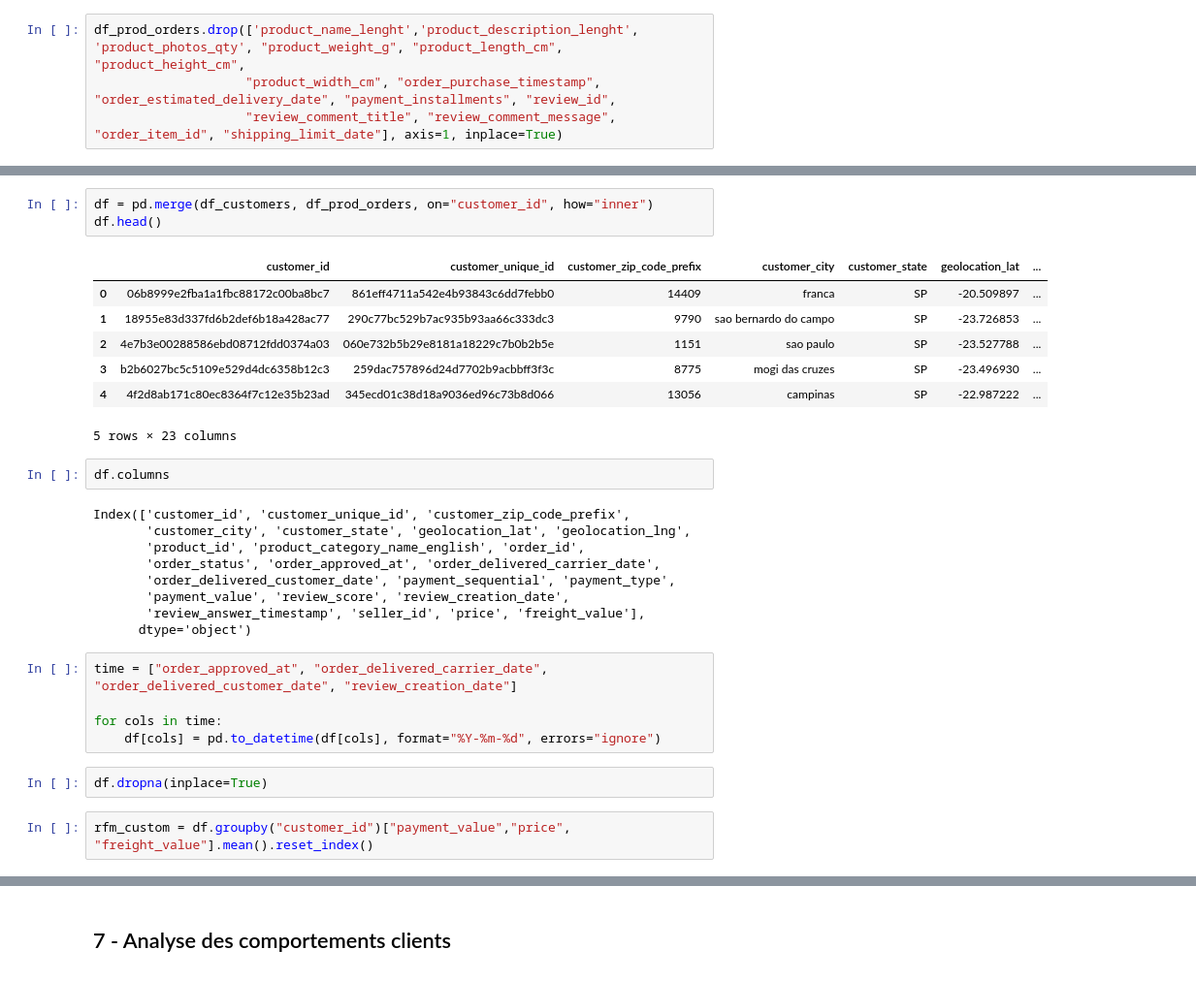
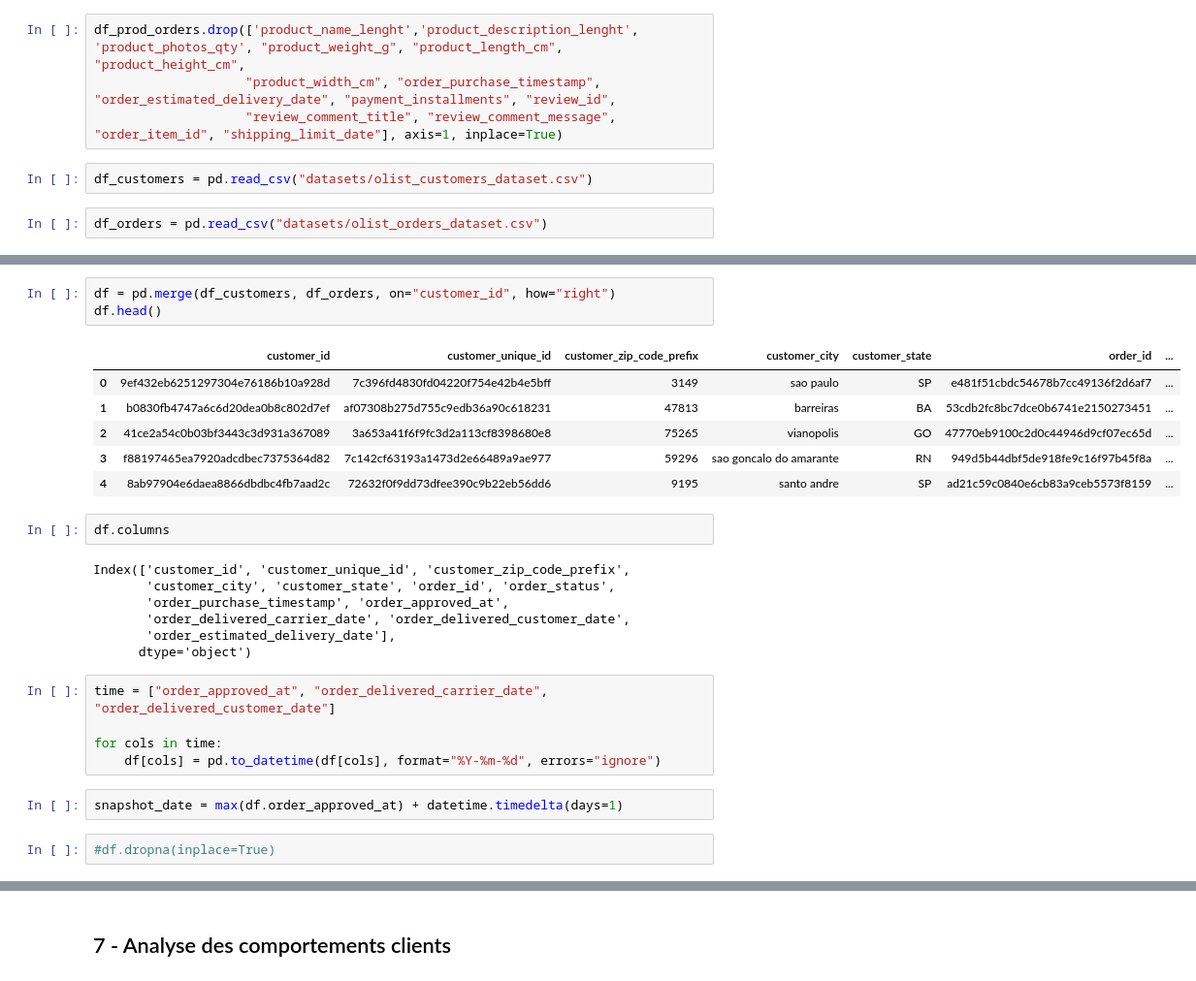
Before and after one commit to Sylvariane/segmentez_les_clients, a Jupyter notebook: POlist_01_notebookanalyse.ipynb, the cells around one changed output, grey strips where cells are left out. Shown at 97% size. Saved outputs shown, nothing was run; the diff lists cells and outputs as text.

```diff
--- a/POlist_01_notebookanalyse.ipynb
+++ b/POlist_01_notebookanalyse.ipynb
@@ -580,3 +581,7 @@ plt.show()
 df_prod_orders.drop(['product_name_lenght','product_description_lenght', 'product_photos_qty', "product_weight_g", "product_length_cm", "product_height_cm",
                     "product_width_cm", "order_purchase_timestamp", "order_estimated_delivery_date", "payment_installments", "review_id",
                     "review_comment_title", "review_comment_message", "order_item_id", "shipping_limit_date"], axis=1, inplace=True)
+# %%
+df_customers = pd.read_csv("datasets/olist_customers_dataset.csv")
+# %%
+df_orders = pd.read_csv("datasets/olist_orders_dataset.csv")
@@ -583,31 +597,28 @@ df_prod_orders.drop(['product_name_lenght','product_description_lenght', 'produc
 # %%
-df = pd.merge(df_customers, df_prod_orders, on="customer_id", how="inner")
+df = pd.merge(df_customers, df_orders, on="customer_id", how="right")
 df.head()
 # %% [output]
-|  | customer_id | customer_unique_id | customer_zip_code_prefix | customer_city | customer_state | geolocation_lat | ... |
-| 0 | 06b8999e2fba1a1fbc88172c00ba8bc7 | 861eff4711a542e4b93843c6dd7febb0 | 14409 | franca | SP | -20.509897 | ... |
-| 1 | 18955e83d337fd6b2def6b18a428ac77 | 290c77bc529b7ac935b93aa66c333dc3 | 9790 | sao bernardo do campo | SP | -23.726853 | ... |
-| 2 | 4e7b3e00288586ebd08712fdd0374a03 | 060e732b5b29e8181a18229c7b0b2b5e | 1151 | sao paulo | SP | -23.527788 | ... |
-| 3 | b2b6027bc5c5109e529d4dc6358b12c3 | 259dac757896d24d7702b9acbbff3f3c | 8775 | mogi das cruzes | SP | -23.496930 | ... |
-| 4 | 4f2d8ab171c80ec8364f7c12e35b23ad | 345ecd01c38d18a9036ed96c73b8d066 | 13056 | campinas | SP | -22.987222 | ... |
+|  | customer_id | customer_unique_id | customer_zip_code_prefix | customer_city | customer_state | order_id | ... |
+| 0 | 9ef432eb6251297304e76186b10a928d | 7c396fd4830fd04220f754e42b4e5bff | 3149 | sao paulo | SP | e481f51cbdc54678b7cc49136f2d6af7 | ... |
+| 1 | b0830fb4747a6c6d20dea0b8c802d7ef | af07308b275d755c9edb36a90c618231 | 47813 | barreiras | BA | 53cdb2fc8bc7dce0b6741e2150273451 | ... |
+| 2 | 41ce2a54c0b03bf3443c3d931a367089 | 3a653a41f6f9fc3d2a113cf8398680e8 | 75265 | vianopolis | GO | 47770eb9100c2d0c44946d9cf07ec65d | ... |
+| 3 | f88197465ea7920adcdbec7375364d82 | 7c142cf63193a1473d2e66489a9ae977 | 59296 | sao goncalo do amarante | RN | 949d5b44dbf5de918fe9c16f97b45f8a | ... |
+| 4 | 8ab97904e6daea8866dbdbc4fb7aad2c | 72632f0f9dd73dfee390c9b22eb56dd6 | 9195 | santo andre | SP | ad21c59c0840e6cb83a9ceb5573f8159 | ... |
-5 rows × 23 columns
 # %%
 df.columns
 # %% [output]
 Index(['customer_id', 'customer_unique_id', 'customer_zip_code_prefix',
-       'customer_city', 'customer_state', 'geolocation_lat', 'geolocation_lng',
-       'product_id', 'product_category_name_english', 'order_id',
-       'order_status', 'order_approved_at', 'order_delivered_carrier_date',
-       'order_delivered_customer_date', 'payment_sequential', 'payment_type',
-       'payment_value', 'review_score', 'review_creation_date',
-       'review_answer_timestamp', 'seller_id', 'price', 'freight_value'],
+       'customer_city', 'customer_state', 'order_id', 'order_status',
+       'order_purchase_timestamp', 'order_approved_at',
+       'order_delivered_carrier_date', 'order_delivered_customer_date',
+       'order_estimated_delivery_date'],
       dtype='object')
 # %%
-time = ["order_approved_at", "order_delivered_carrier_date", "order_delivered_customer_date", "review_creation_date"]
+time = ["order_approved_at", "order_delivered_carrier_date", "order_delivered_customer_date"]
 
 for cols in time:
     df[cols] = pd.to_datetime(df[cols], format="%Y-%m-%d", errors="ignore")
+# %%
+snapshot_date = max(df.order_approved_at) + datetime.timedelta(days=1)
 # %%
-df.dropna(inplace=True)
+#df.dropna(inplace=True)
-# %%
-rfm_custom = df.groupby("customer_id")["payment_value","price", "freight_value"].mean().reset_index()
```
Also changed, not shown: parts of 33 cells of this notebook.
